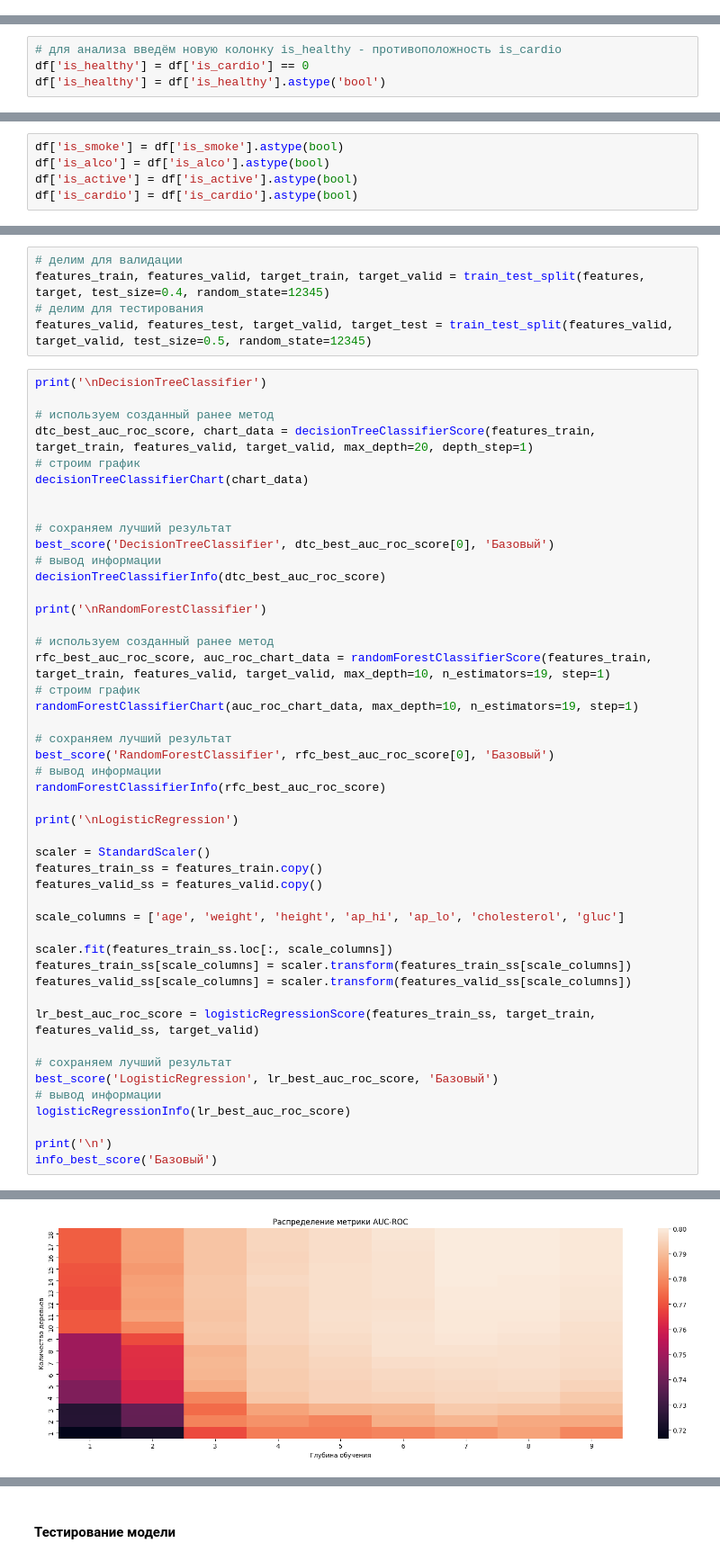
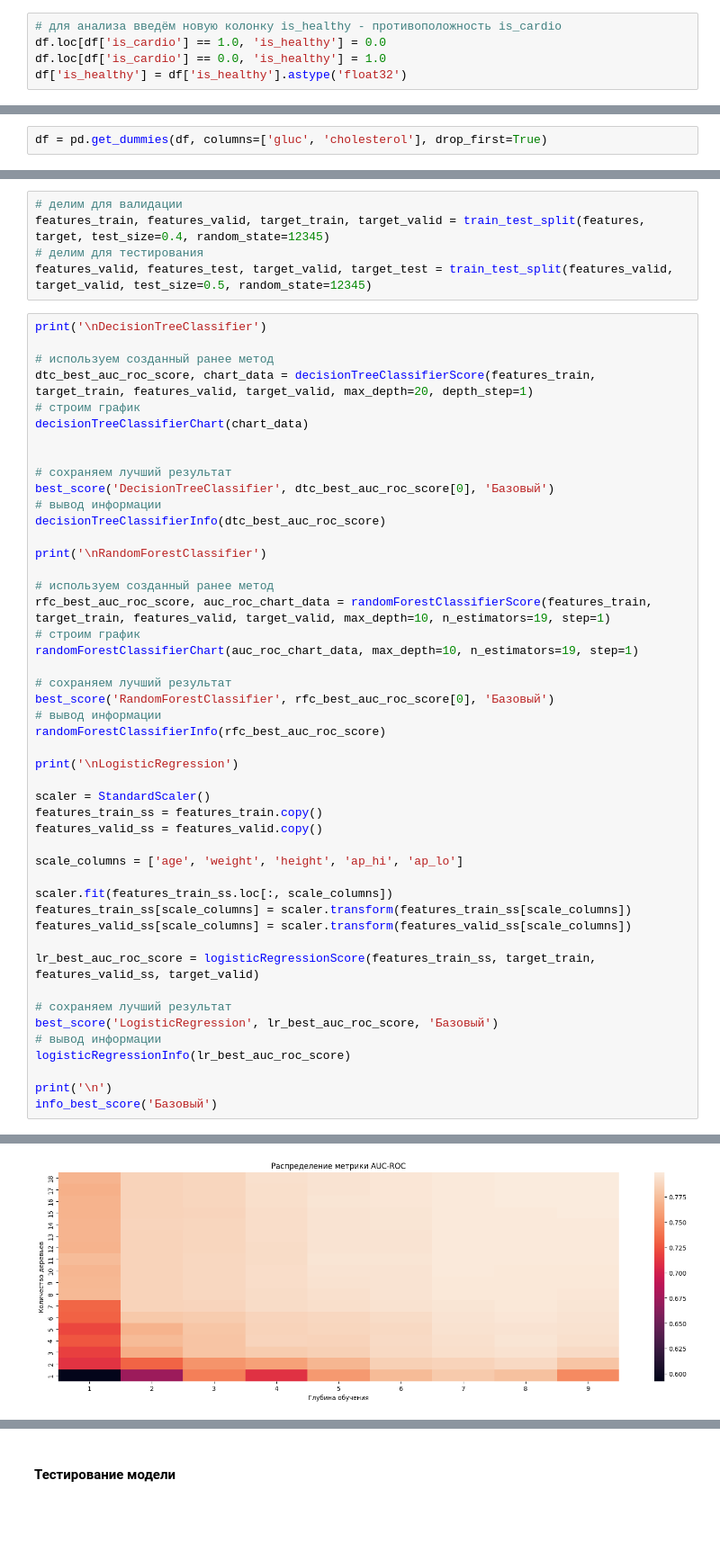
Before and after one commit to akrasnov87/heart-diseases-predictions, a Jupyter notebook: notebook906ef33a06.ipynb, the cells around one changed output, grey strips where cells are left out. Shown at 90% size. Cells and saved outputs as stored; diff of their text form; blank space fills up the shorter version.

```diff
--- a/notebook906ef33a06.ipynb
+++ b/notebook906ef33a06.ipynb
@@ -576,6 +576,11 @@ df.describe()
 | 50% | 53.000000 | 0.000000 | 165.000000 | 72.000000 | 120.000000 | 80.000000 | 1.000000 | 1.000000 | 0.000000 | 0.000000 | ... |
 | 75% | 58.000000 | 1.000000 | 170.000000 | 82.000000 | 140.000000 | 90.000000 | 2.000000 | 1.000000 | 0.000000 | 0.000000 | ... |
 | max | 64.000000 | 1.000000 | 207.000000 | 200.000000 | 240.000000 | 182.000000 | 3.000000 | 3.000000 | 1.000000 | 1.000000 | ... |
+# %%
+# для анализа введём новую колонку is_healthy - противоположность is_cardio
+df.loc[df['is_cardio'] == 1.0, 'is_healthy'] = 0.0
+df.loc[df['is_cardio'] == 0.0, 'is_healthy'] = 1.0
+df['is_healthy'] = df['is_healthy'].astype('float32')
 # %%
 df.info()
 # %% [output]
@@ -653,10 +655,6 @@ def graf_bar(df, column, column_title=''):
     plt.show()
 # %% [markdown]
 #### age
-# %%
-# для анализа введём новую колонку is_healthy - противоположность is_cardio
-df['is_healthy'] = df['is_cardio'] == 0
-df['is_healthy'] = df['is_healthy'].astype('bool')
 # %%
 df.isna().sum()
 # %% [output]
@@ -1063,8 +1061,5 @@ memory usage: 4.6 MB
-# %%
-df['is_smoke'] = df['is_smoke'].astype(bool)
-df['is_alco'] = df['is_alco'].astype(bool)
-df['is_active'] = df['is_active'].astype(bool)
-df['is_cardio'] = df['is_cardio'].astype(bool)
+# %%
+df = pd.get_dummies(df, columns=['gluc', 'cholesterol'], drop_first=True)
 # %%
 # разделим выборки
 df_train = df.loc[df['is_train'] == 1]
@@ -1180,7 +1179,7 @@ scaler = StandardScaler()
 features_train_ss = features_train.copy()
 features_valid_ss = features_valid.copy()
 
-scale_columns = ['age', 'weight', 'height', 'ap_hi', 'ap_lo', 'cholesterol', 'gluc']
+scale_columns = ['age', 'weight', 'height', 'ap_hi', 'ap_lo']
 
 scaler.fit(features_train_ss.loc[:, scale_columns])
 features_train_ss[scale_columns] = scaler.transform(features_train_ss[scale_columns])
@@ -1201,6 +1200,6 @@ DecisionTreeClassifier
 Для классификатора DecisionTreeClassifier:
  - лучшее качество AUC-ROC равно 0.793, которое было найдено при гиперпараметре max_depth равном 7.
 
 RandomForestClassifier
-[figure, old version]
+[figure, new version]
 Для классификатора RandomForestClassifier:
```
Also changed, not shown: parts of 16 cells of this notebook, 1 other file.
